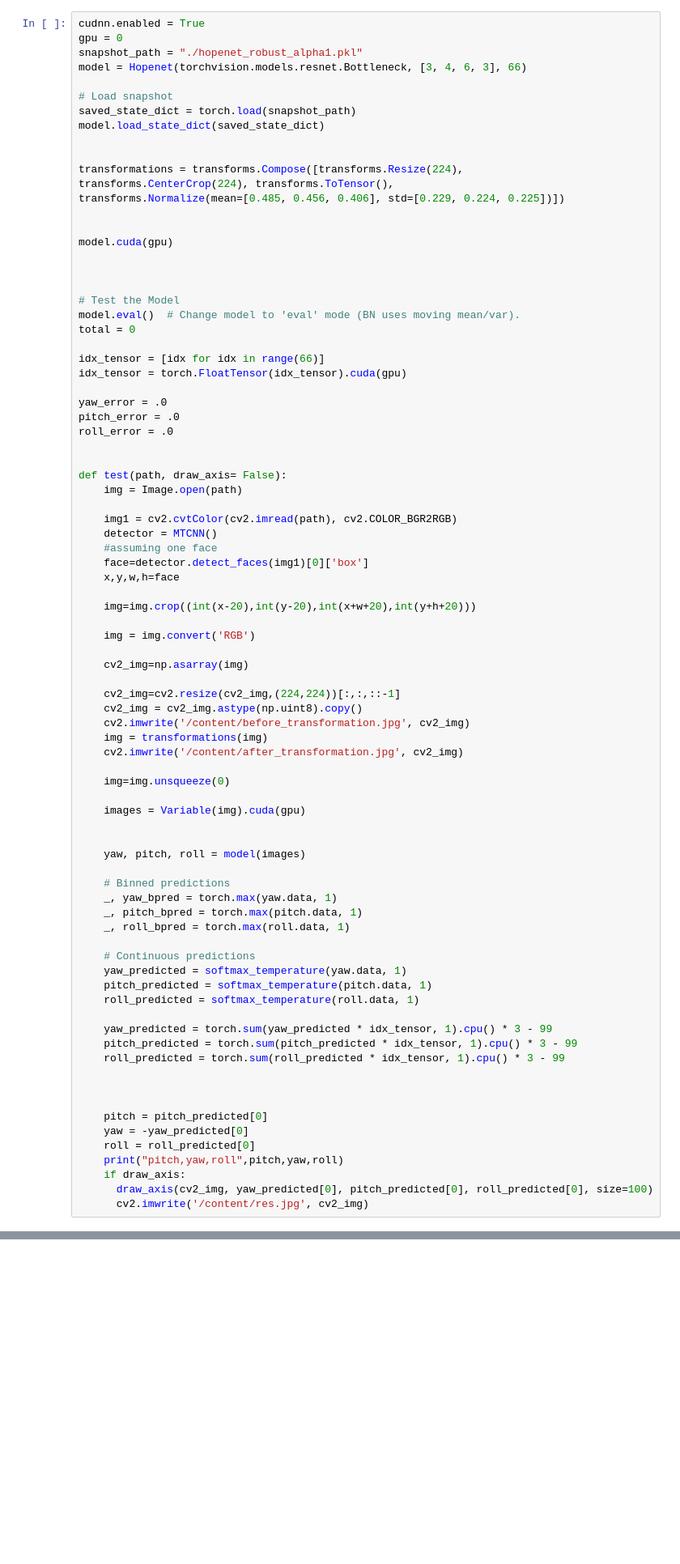
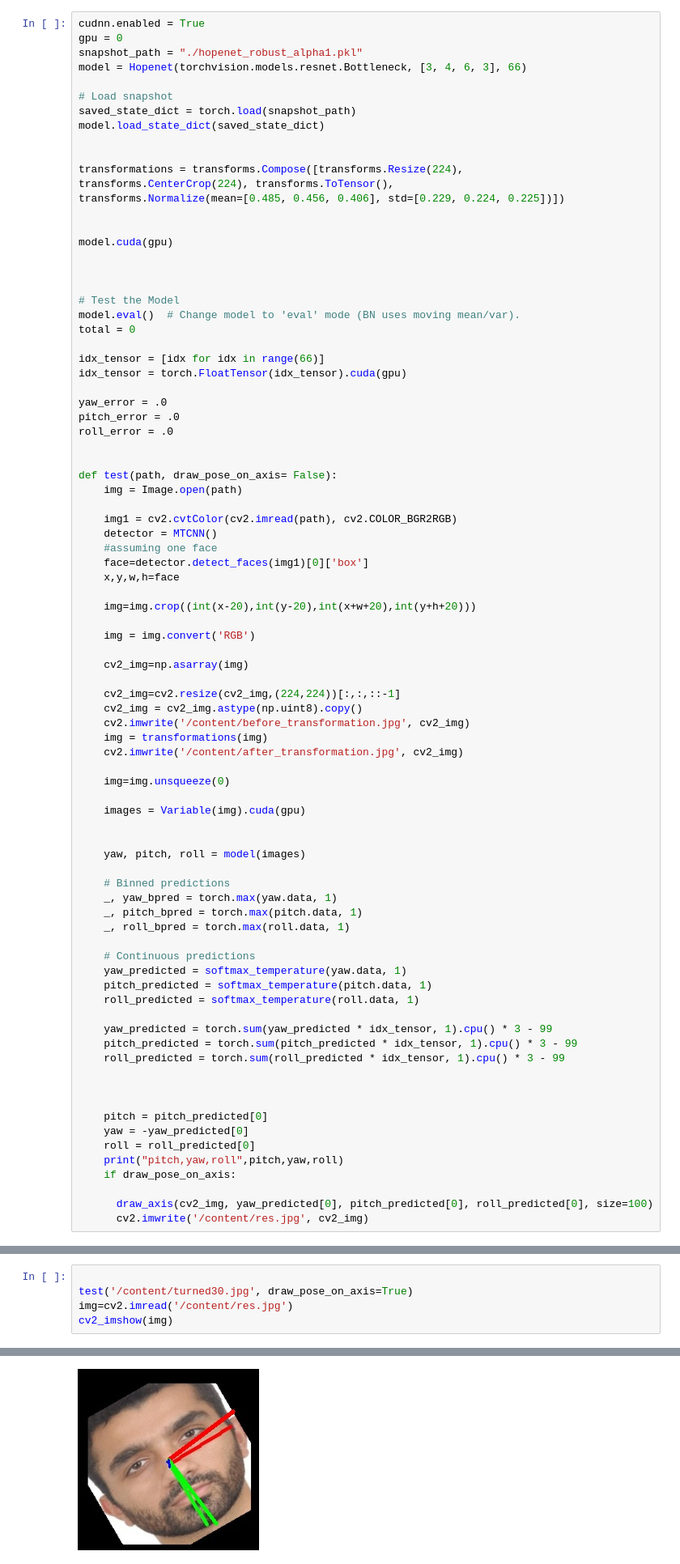
Before and after one commit to karaposu/FaceAlignmentExamples, a Jupyter notebook: Hopenet/Hopenet.ipynb, the cells around one changed output, grey strips where cells are left out. Shown: that part at 81% size. Cells and saved outputs as stored; diff of their text form; blank space fills up the shorter version.

```diff
--- a/Hopenet/Hopenet.ipynb
+++ b/Hopenet/Hopenet.ipynb
@@ -279,7 +284,7 @@ pitch_error = .0
 roll_error = .0
 
 
-def test(path, draw_axis= False):
+def test(path, draw_pose_on_axis= False):
     img = Image.open(path)
 
     img1 = cv2.cvtColor(cv2.imread(path), cv2.COLOR_BGR2RGB)
@@ -327,6 +332,7 @@ def test(path, draw_axis= False):
     yaw = -yaw_predicted[0]
     roll = roll_predicted[0]
     print("pitch,yaw,roll",pitch,yaw,roll)
-    if draw_axis:
+    if draw_pose_on_axis:
+
       draw_axis(cv2_img, yaw_predicted[0], pitch_predicted[0], roll_predicted[0], size=100)
       cv2.imwrite('/content/res.jpg', cv2_img)
@@ -342,0 +373,6 @@ im2arr = ndimage.rotate(im2arr, 120, reshape=False)
+# %%
+
+test('/content/turned30.jpg', draw_pose_on_axis=True)
+img=cv2.imread('/content/res.jpg')
+cv2_imshow(img)
+# %% [output]
@@ -342,0 +390 @@ im2arr = ndimage.rotate(im2arr, 120, reshape=False)
+[figure, added]
```
Also changed, not shown: parts of 6 cells of this notebook.
